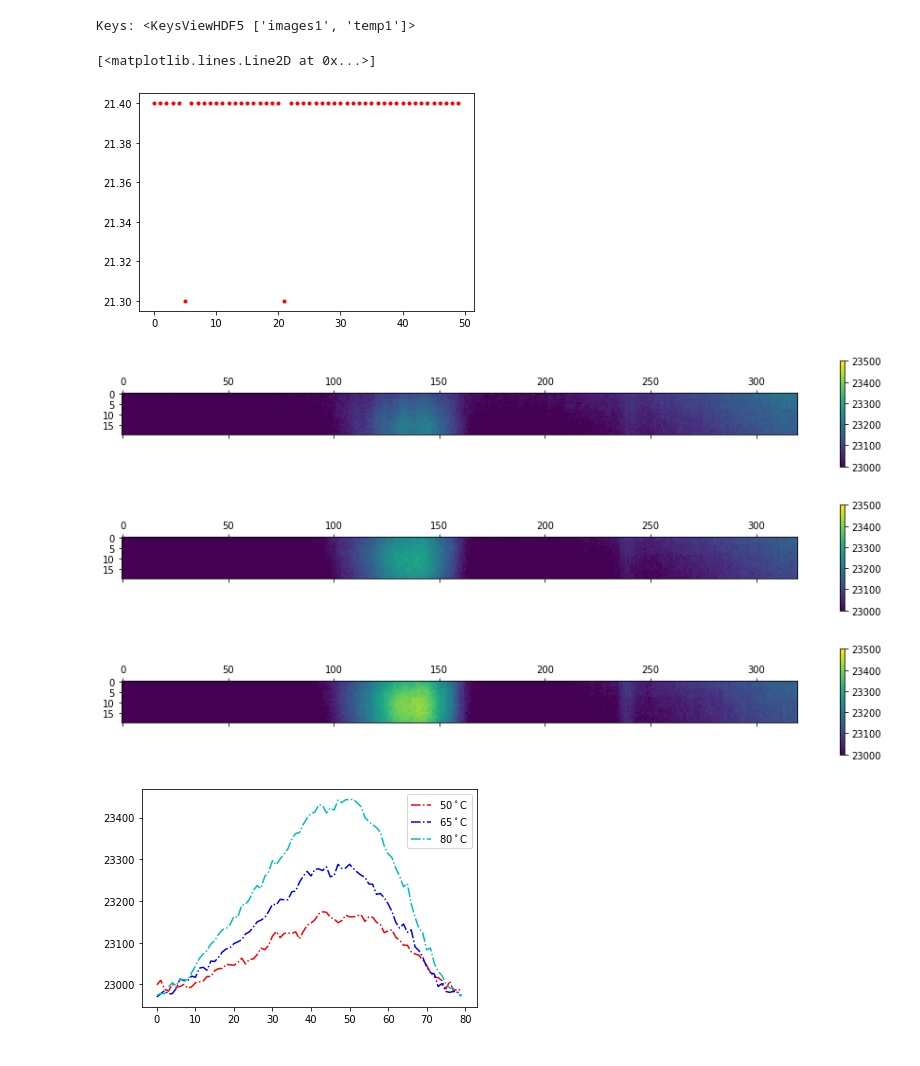
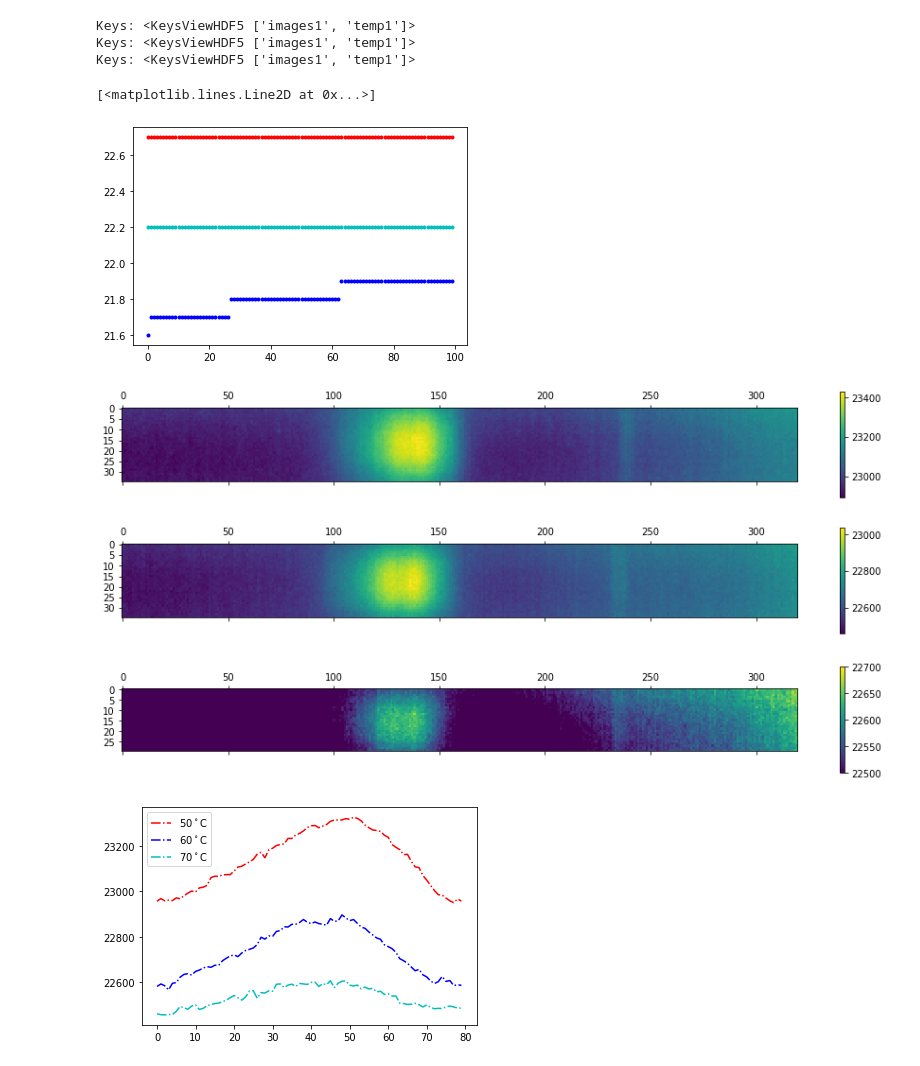
Before and after one commit to Polarization-Lab/IRCSP, a Jupyter notebook: calibration/target-evaluation/target-plots.ipynb, the cells around one changed output. Drawn from its saved outputs; the diff is of its cells as text; code cells hidden in the pictures.

```diff
--- a/calibration/target-evaluation/target-plots.ipynb
+++ b/calibration/target-evaluation/target-plots.ipynb
@@ -8,46 +8,48 @@ from statistics import mean
 from scipy.optimize import curve_fit
 # %%
 #choose filepath to desired data
-path =  "C://Users//khart//Documents//IRCSP2_data//calibration_data//BBpolarized//"
+path = 'C:\\Users\\khart\\Documents\\IRCSP2_data\\calibration_data\\LUT\\'
 # %%
 #will create a df and print the names of the keys in the original hdf5 file
-df1 = create_target_df(path,'cam1_170deg.h5')
-#df2 = create_target_df(path,'cam1_65.h5')
-#df3 = create_target_df(path,'cam1_80.h5')
+df1 = create_target_df(path,'cam1_80.h5')
+df2 = create_target_df(path,'cam2_80.h5')
+df3 = create_target_df(path,'cam2_50.h5')
 # %% [output]
 Keys: <KeysViewHDF5 ['images1', 'temp1']>
+Keys: <KeysViewHDF5 ['images1', 'temp1']>
+Keys: <KeysViewHDF5 ['images1', 'temp1']>
 # %%
 plt.plot(df1['temp1'],'r.')
-#plt.plot(df2['temp1'],'b.')
-#plt.plot(df3['temp1'],'b.')
+plt.plot(df2['temp1'],'b.')
+plt.plot(df3['temp1'],'c.')
 # %% [output]
 [<matplotlib.lines.Line2D at 0x...>]
-[figure, old version]
+[figure, new version]
 # %%
 
-plt.matshow((df1['images1'][10][110:130]))
+plt.matshow((df1['images1'][10][105:140]))
 plt.colorbar()
-plt.clim(23000,23500)
+#plt.clim(22500,22700)
 
-plt.matshow((df2['images1'][10][110:130]))
+plt.matshow((df2['images1'][20][130:165]))
 plt.colorbar()
-plt.clim(23000,23500)
+#plt.clim(22500,22700)
 
-plt.matshow((df3['images1'][10][110:130]))
+plt.matshow((df3['images1'][20][130:160]))
 plt.colorbar()
-plt.clim(23000,23500)
+plt.clim(22500,22700)
 plt.show()
 # %% [output]
-[figure, old version]
+[figure, new version]
-[figure, old version]
+[figure, new version]
-[figure, old version]
+[figure, new version]
 # %%
 
-plt.plot(df1['images1'][20][120][90:170],'r-.')
-plt.plot(df2['images1'][20][120][90:170],'b-.')
-plt.plot(df3['images1'][20][120][90:170],'c-.')
-plt.legend(['50$^\circ$C','65$^\circ$C','80$^\circ$C'])
+plt.plot(df1['images1'][30][135][90:170],'r-.')
+plt.plot(df2['images1'][20][135][90:170],'b-.')
+plt.plot(df3['images1'][20][135][90:170],'c-.')
+plt.legend(['50$^\circ$C','60$^\circ$C','70$^\circ$C'])
 plt.show()
 # %% [output]
-[figure, old version]
+[figure, new version]
 # %%
```
Also changed, not shown: parts of 2 cells of this notebook, 6 other files.
